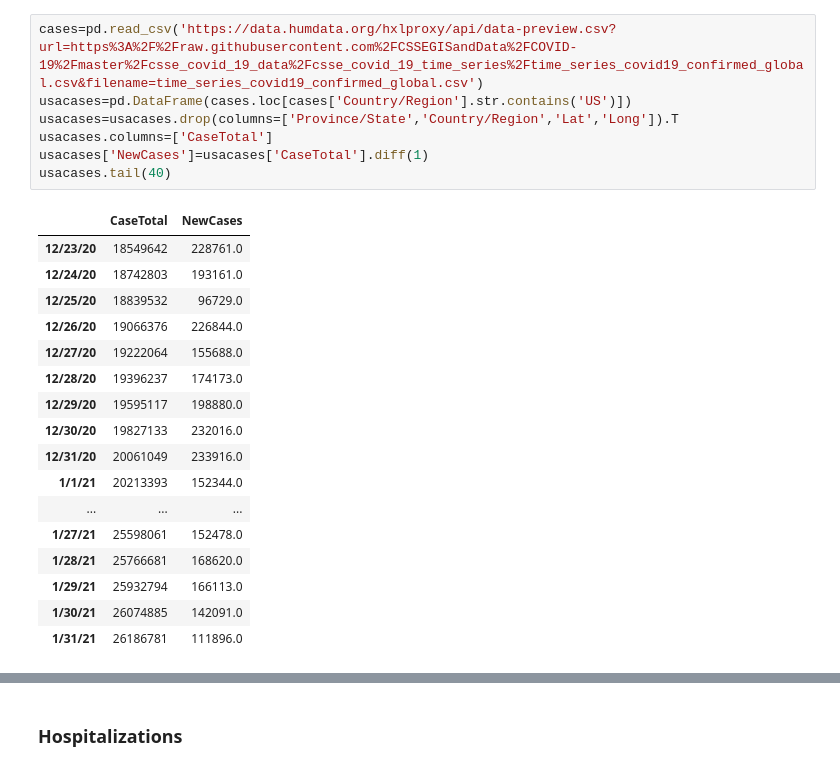
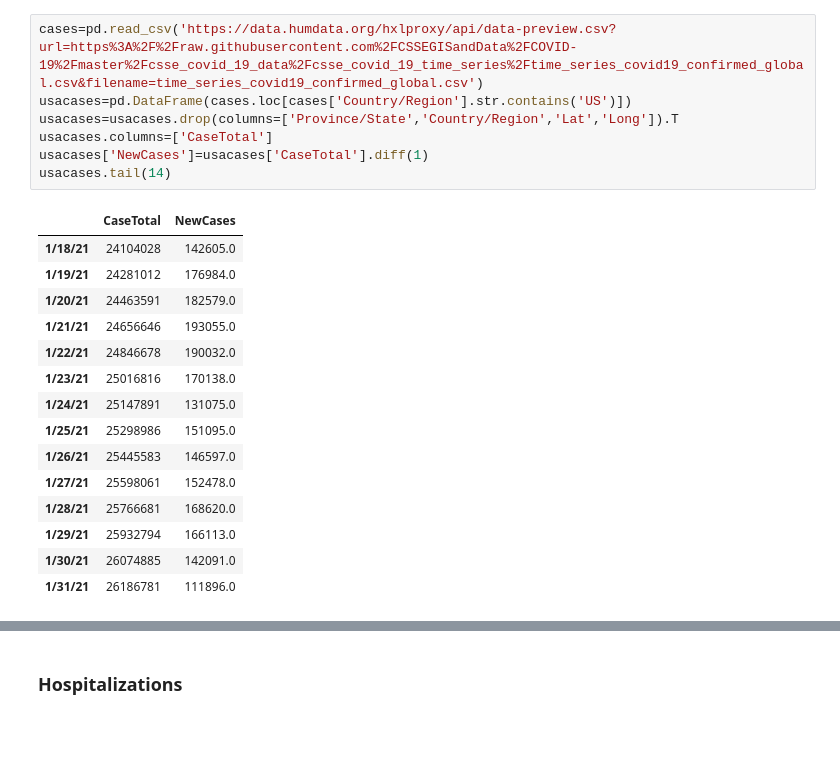
Before and after one commit to jared-m-murphy/Portfolio, a Jupyter notebook: Covid/USA_Death_Cases.ipynb, the cells around one changed output, grey strips where cells are left out. Cells and saved outputs as stored; diff of their text form; blank space fills up the shorter version.

```diff
--- a/Covid/USA_Death_Cases.ipynb
+++ b/Covid/USA_Death_Cases.ipynb
@@ -93,23 +90,21 @@ usadeath.NewDeath.rolling(14).sum().plot()
 # %%
 cases=pd.read_csv('https://data.humdata.org/hxlproxy/api/data-preview.csv?url=https%3A%2F%2Fraw.githubusercontent.com%2FCSSEGISandData%2FCOVID-19%2Fmaster%2Fcsse_covid_19_data%2Fcsse_covid_19_time_series%2Ftime_series_covid19_confirmed_global.csv&filename=time_series_covid19_confirmed_global.csv')
 usacases=pd.DataFrame(cases.loc[cases['Country/Region'].str.contains('US')])
 usacases=usacases.drop(columns=['Province/State','Country/Region','Lat','Long']).T
 usacases.columns=['CaseTotal']
 usacases['NewCases']=usacases['CaseTotal'].diff(1)
-usacases.tail(40)
+usacases.tail(14)
 # %% [output]
 |  | CaseTotal | NewCases |
-| 12/23/20 | 18549642 | 228761.0 |
-| 12/24/20 | 18742803 | 193161.0 |
-| 12/25/20 | 18839532 | 96729.0 |
-| 12/26/20 | 19066376 | 226844.0 |
-| 12/27/20 | 19222064 | 155688.0 |
-| 12/28/20 | 19396237 | 174173.0 |
-| 12/29/20 | 19595117 | 198880.0 |
-| 12/30/20 | 19827133 | 232016.0 |
-| 12/31/20 | 20061049 | 233916.0 |
-| 1/1/21 | 20213393 | 152344.0 |
-| ... | ... | ... |
+| 1/18/21 | 24104028 | 142605.0 |
+| 1/19/21 | 24281012 | 176984.0 |
+| 1/20/21 | 24463591 | 182579.0 |
+| 1/21/21 | 24656646 | 193055.0 |
+| 1/22/21 | 24846678 | 190032.0 |
+| 1/23/21 | 25016816 | 170138.0 |
+| 1/24/21 | 25147891 | 131075.0 |
+| 1/25/21 | 25298986 | 151095.0 |
+| 1/26/21 | 25445583 | 146597.0 |
 | 1/27/21 | 25598061 | 152478.0 |
 | 1/28/21 | 25766681 | 168620.0 |
 | 1/29/21 | 25932794 | 166113.0 |
```
Also changed, not shown: parts of 62 cells of this notebook.
